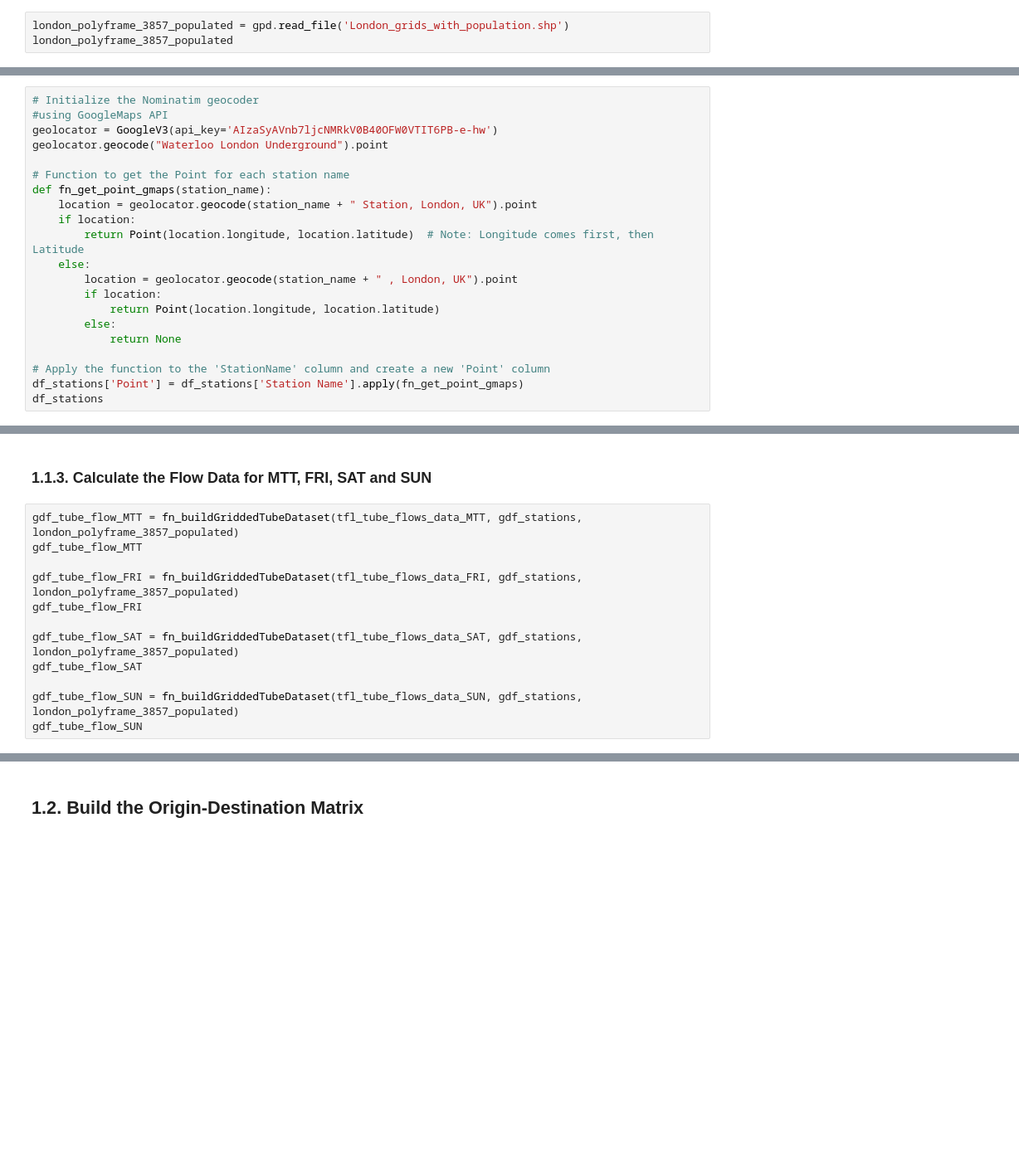
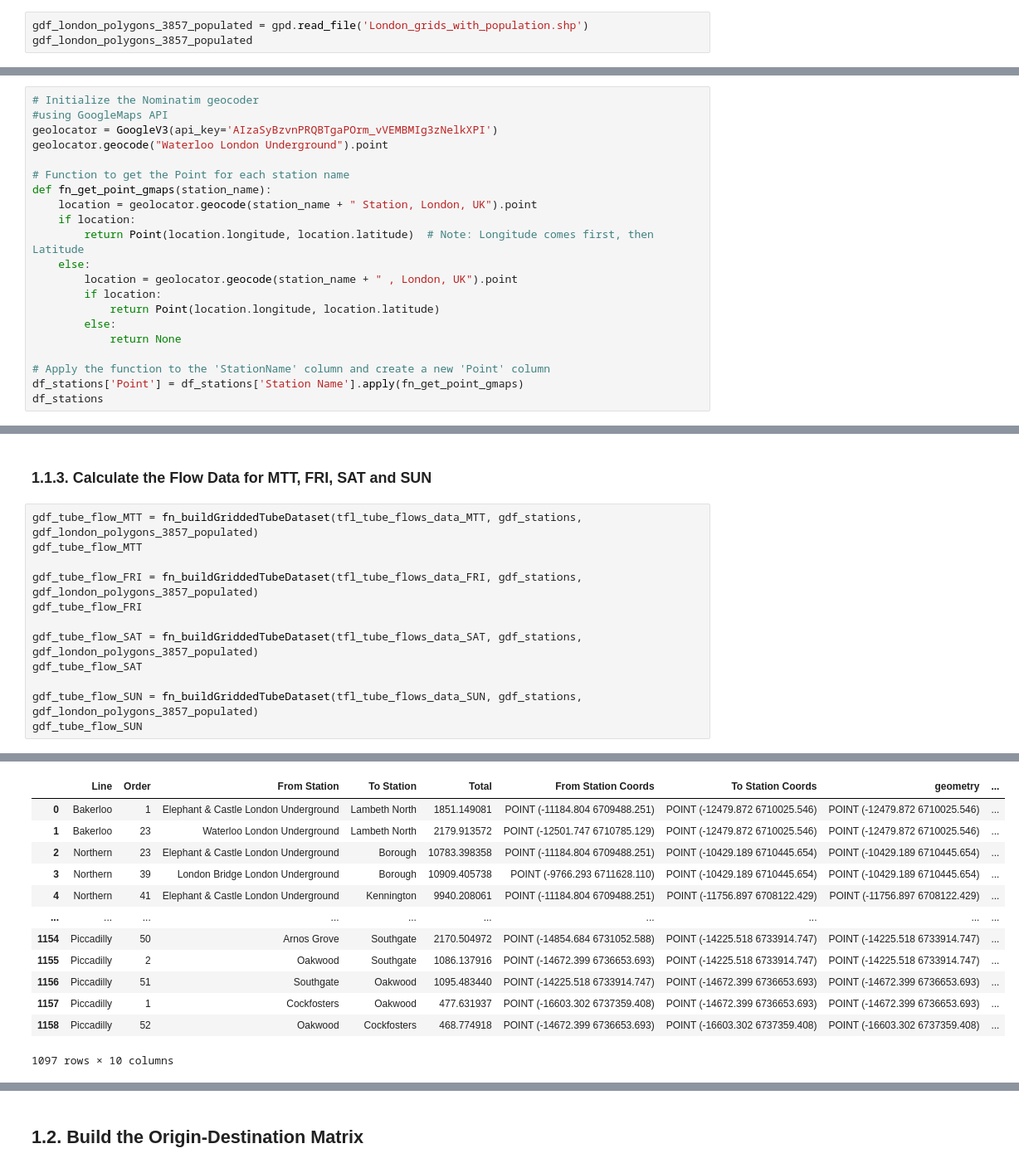
Before and after one commit to PranovSarath/Spatio_Temporal_SEIR_Model, a Jupyter notebook: origin-destination-matrix.ipynb, the cells around one changed output, grey strips where cells are left out. Shown at 83% size. Drawn from its saved outputs; the diff is of its cells as text; blank space fills up the shorter version.

```diff
--- a/origin-destination-matrix.ipynb
+++ b/origin-destination-matrix.ipynb
@@ -15,3 +45,3 @@ import networkx as nx
 # %%
-london_polyframe_3857_populated = gpd.read_file('London_grids_with_population.shp')
-london_polyframe_3857_populated
+gdf_london_polygons_3857_populated = gpd.read_file('London_grids_with_population.shp')
+gdf_london_polygons_3857_populated
@@ -56,7 +148,7 @@ df_stations
 # %%
 # Initialize the Nominatim geocoder
 #using GoogleMaps API
-geolocator = GoogleV3(api_key='AIzaSyAVnb7ljcNMRkV0B40OFW0VTIT6PB-e-hw')
+geolocator = GoogleV3(api_key='AIzaSyBzvnPRQBTgaPOrm_vVEMBMIg3zNelkXPI')
 geolocator.geocode("Waterloo London Underground").point
 
 # Function to get the Point for each station name
@@ -131,14 +260,15 @@ def fn_buildGriddedTubeDataset(gdf_tube_dataset_input, gdf_stations_london, gdf_
 # %% [markdown]
 ### 1.1.3. Calculate the Flow Data for MTT, FRI, SAT and SUN
 # %%
-gdf_tube_flow_MTT = fn_buildGriddedTubeDataset(tfl_tube_flows_data_MTT, gdf_stations, london_polyframe_3857_populated)
+gdf_tube_flow_MTT = fn_buildGriddedTubeDataset(tfl_tube_flows_data_MTT, gdf_stations, gdf_london_polygons_3857_populated)
 gdf_tube_flow_MTT
 
-gdf_tube_flow_FRI = fn_buildGriddedTubeDataset(tfl_tube_flows_data_FRI, gdf_stations, london_polyframe_3857_populated)
+gdf_tube_flow_FRI = fn_buildGriddedTubeDataset(tfl_tube_flows_data_FRI, gdf_stations, gdf_london_polygons_3857_populated)
 gdf_tube_flow_FRI
 
-gdf_tube_flow_SAT = fn_buildGriddedTubeDataset(tfl_tube_flows_data_SAT, gdf_stations, london_polyframe_3857_populated)
+gdf_tube_flow_SAT = fn_buildGriddedTubeDataset(tfl_tube_flows_data_SAT, gdf_stations, gdf_london_polygons_3857_populated)
 gdf_tube_flow_SAT
 
-gdf_tube_flow_SUN = fn_buildGriddedTubeDataset(tfl_tube_flows_data_SUN, gdf_stations, london_polyframe_3857_populated)
+gdf_tube_flow_SUN = fn_buildGriddedTubeDataset(tfl_tube_flows_data_SUN, gdf_stations, gdf_london_polygons_3857_populated)
 gdf_tube_flow_SUN
+# %% [output]
@@ -145,2 +292,15 @@ gdf_tube_flow_SUN
+|  | Line | Order | From Station | To Station | Total | From Station Coords | To Station Coords | geometry | ... |
+| 0 | Bakerloo | 1 | Elephant & Castle London Underground | Lambeth North | 1851.149081 | POINT (-11184.804 6709488.251) | POINT (-12479.872 6710025.546) | POINT (-12479.872 6710025.546) | ... |
+| 1 | Bakerloo | 23 | Waterloo London Underground | Lambeth North | 2179.913572 | POINT (-12501.747 6710785.129) | POINT (-12479.872 6710025.546) | POINT (-12479.872 6710025.546) | ... |
+| 2 | Northern | 23 | Elephant & Castle London Underground | Borough | 10783.398358 | POINT (-11184.804 6709488.251) | POINT (-10429.189 6710445.654) | POINT (-10429.189 6710445.654) | ... |
+| 3 | Northern | 39 | London Bridge London Underground | Borough | 10909.405738 | POINT (-9766.293 6711628.110) | POINT (-10429.189 6710445.654) | POINT (-10429.189 6710445.654) | ... |
+| 4 | Northern | 41 | Elephant & Castle London Underground | Kennington | 9940.208061 | POINT (-11184.804 6709488.251) | POINT (-11756.897 6708122.429) | POINT (-11756.897 6708122.429) | ... |
+| ... | ... | ... | ... | ... | ... | ... | ... | ... | ... |
+| 1154 | Piccadilly | 50 | Arnos Grove | Southgate | 2170.504972 | POINT (-14854.684 6731052.588) | POINT (-14225.518 6733914.747) | POINT (-14225.518 6733914.747) | ... |
+| 1155 | Piccadilly | 2 | Oakwood | Southgate | 1086.137916 | POINT (-14672.399 6736653.693) | POINT (-14225.518 6733914.747) | POINT (-14225.518 6733914.747) | ... |
+| 1156 | Piccadilly | 51 | Southgate | Oakwood | 1095.483440 | POINT (-14225.518 6733914.747) | POINT (-14672.399 6736653.693) | POINT (-14672.399 6736653.693) | ... |
+| 1157 | Piccadilly | 1 | Cockfosters | Oakwood | 477.631937 | POINT (-16603.302 6737359.408) | POINT (-14672.399 6736653.693) | POINT (-14672.399 6736653.693) | ... |
+| 1158 | Piccadilly | 52 | Oakwood | Cockfosters | 468.774918 | POINT (-14672.399 6736653.693) | POINT (-16603.302 6737359.408) | POINT (-16603.302 6737359.408) | ... |
+1097 rows × 10 columns
 # %%
 #add the rest of the map in the background
```
Also changed, not shown: parts of 18 cells of this notebook, 25 other files.
